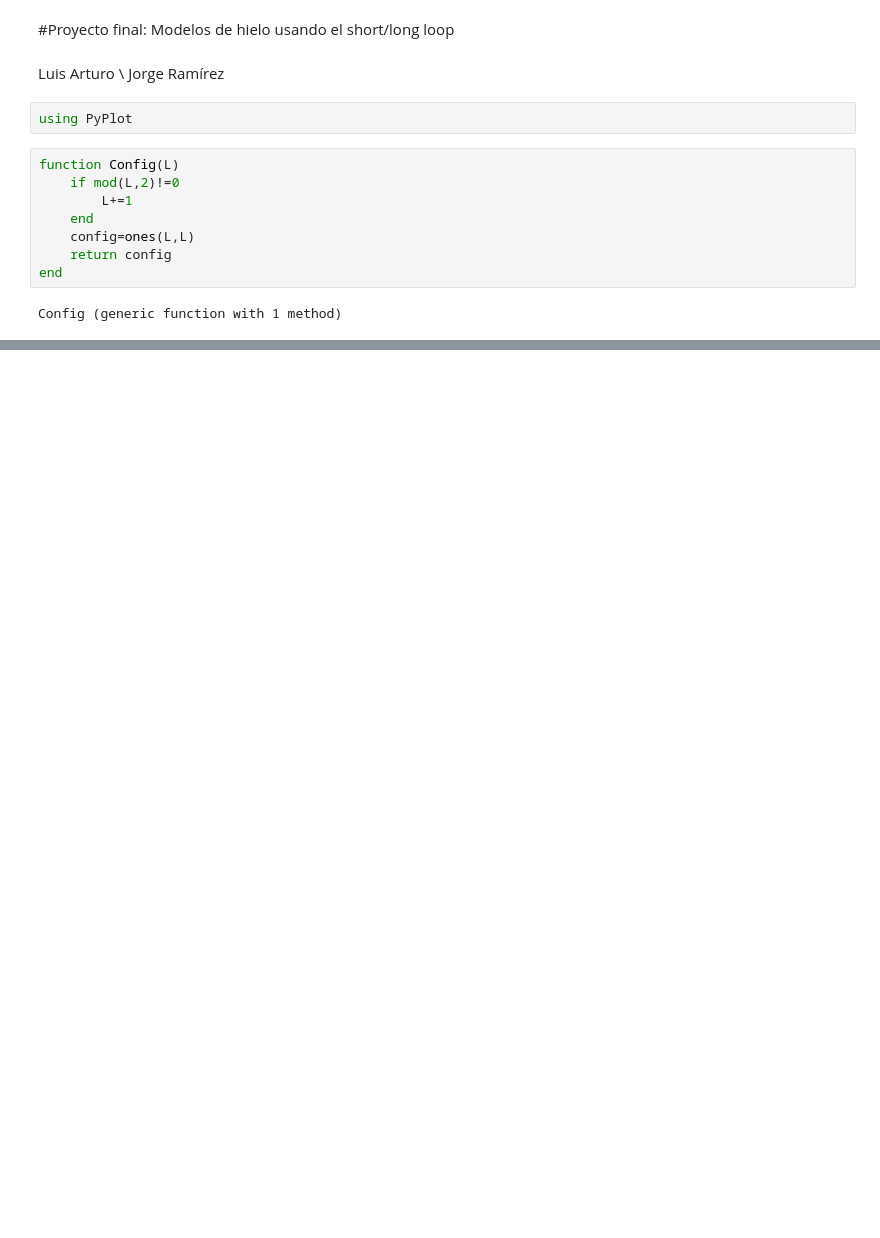
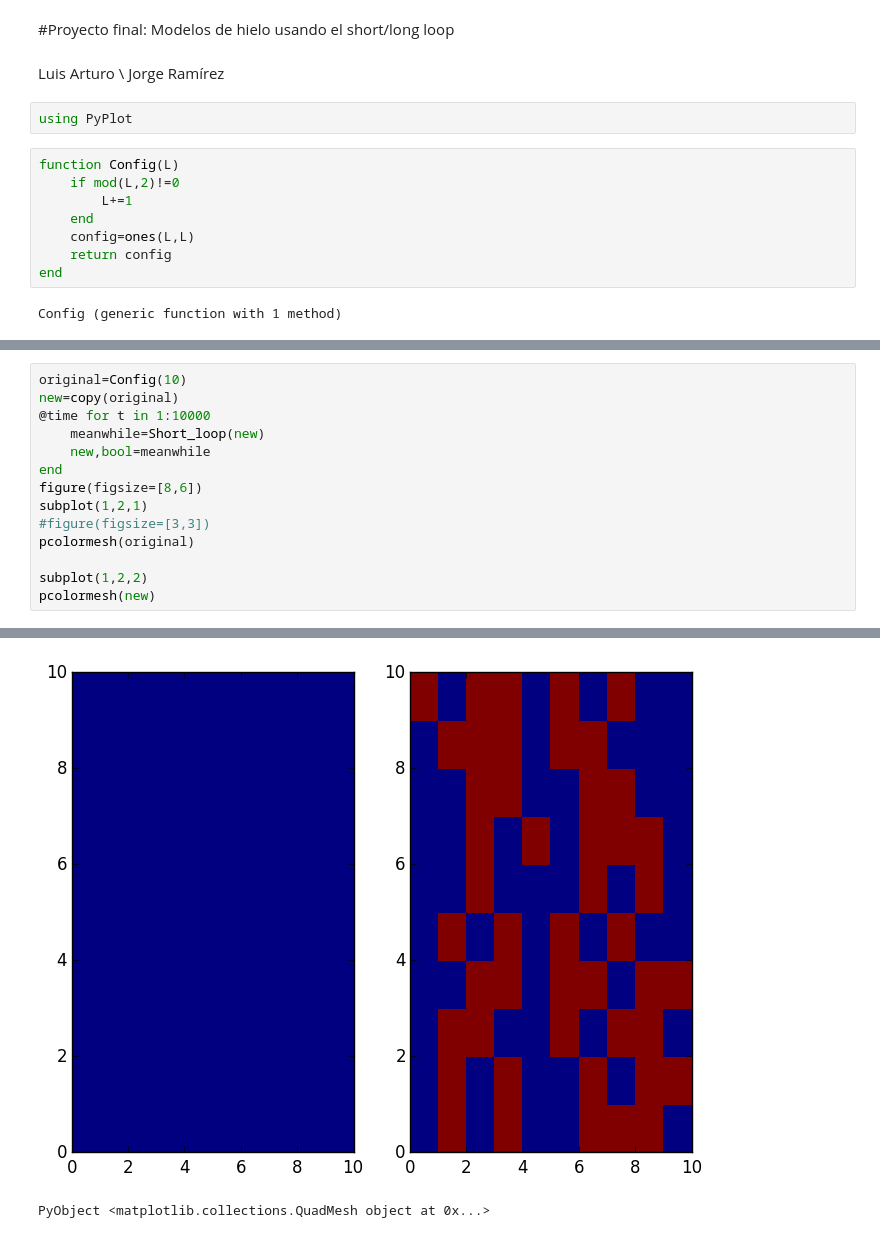
Before and after one commit to luisaleman/Hielo, a Jupyter notebook: Flechas.ipynb, the cells around one changed output, grey strips where cells are left out. Drawn from its saved outputs; the diff is of its cells as text; blank space fills up the shorter version.

```diff
--- a/Flechas.ipynb
+++ b/Flechas.ipynb
@@ -265,0 +384,15 @@ original,huy=Short_loop(original)
+# %%
+original=Config(10)
+new=copy(original)
+@time for t in 1:10000
+    meanwhile=Short_loop(new)
+    new,bool=meanwhile
+end
+figure(figsize=[8,6])
+subplot(1,2,1)
+#figure(figsize=[3,3])
+pcolormesh(original)
+
+subplot(1,2,2)
+pcolormesh(new)
+# %% [output]
@@ -265,0 +400,2 @@ original,huy=Short_loop(original)
+[figure, added]
+PyObject <matplotlib.collections.QuadMesh object at 0x...>
```
Also changed, not shown: parts of 13 cells of this notebook.
